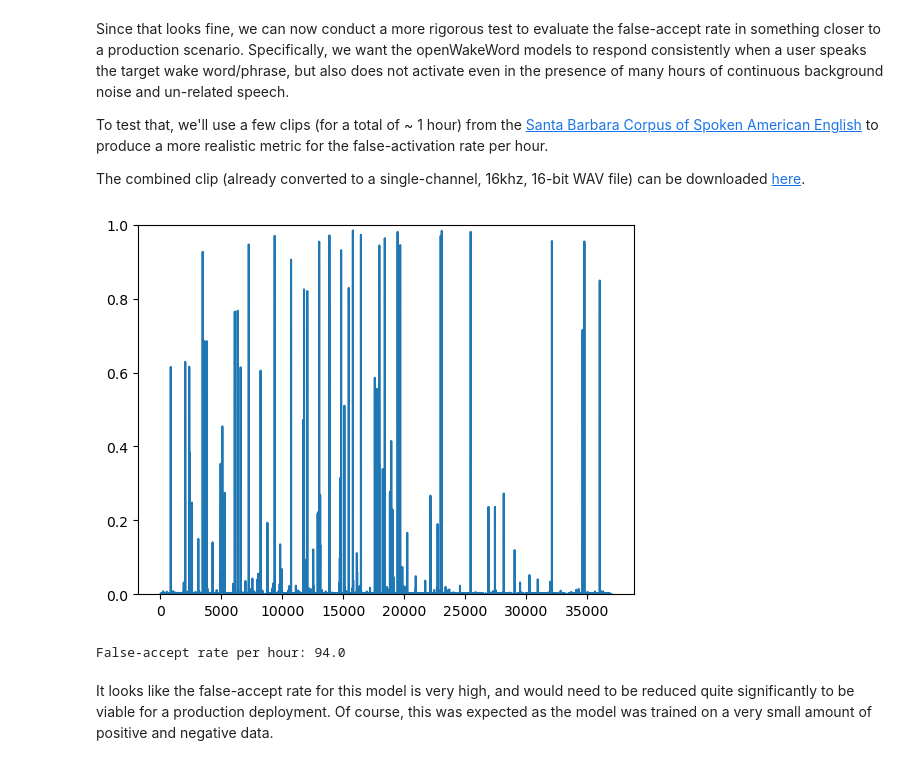
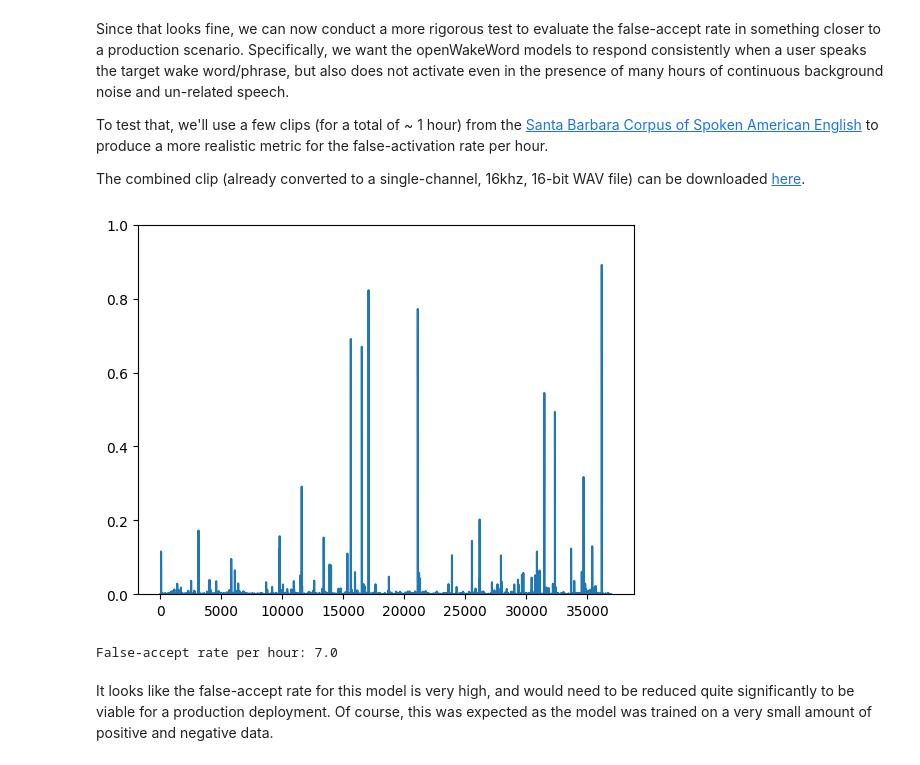
Before and after one commit to Willy8m/openWakeWord, a Jupyter notebook: notebooks/training_models.ipynb, the cells around one changed output. Drawn from its saved outputs; the diff is of its cells as text; code cells hidden in the pictures.

```diff
--- a/notebooks/training_models.ipynb
+++ b/notebooks/training_models.ipynb
@@ -407,26 +559,26 @@ Since that looks fine, we can now conduct a more rigorous test to evaluate the f
 To test that, we'll use a few clips (for a total of ~ 1 hour) from the [Santa Barbara Corpus of Spoken American English](https://www.linguistics.ucsb.edu/research/santa-barbara-corpus) to produce a more realistic metric for the false-activation rate per hour.
 
 The combined clip (already converted to a single-channel, 16khz, 16-bit WAV file) can be downloaded [here](https://f002.backblazeb2.com/file/openwakeword-resources/data/santa_barbara_corpus_test_clip.wav).
-# %%
-# Estimate the false-accept rate on realistic test data (will take up to several minutes an a desktop-grade CPU)
-
-scores = oww.predict_clip("santa_barbara_corpus_test_clip.wav")
-
-plt.figure()
-_ = plt.plot([i["turn_on_the_office_lights"] for i in scores])
-_ = plt.ylim(0,1)
-# %% [output]
-[figure, removed]
+# %%
+# Estimate the false-accept rate on realistic test data (will take up to several minutes an a desktop-grade CPU)
+
+scores = oww.predict_clip("training_tutorial_data/santa_barbara_corpus_test_clip.wav")
+# %%
+plt.figure()
+_ = plt.plot([i["alexa2500015000100"] for i in scores])
+_ = plt.ylim(0,1)
+# %% [output]
+[figure, added]
 # %%
 # Calculate the false-accept rate per hour from this result
 
 false_accepts = openwakeword.metrics.get_false_positives(
-    [i["turn_on_the_office_lights"] for i in scores], threshold=0.5
+    [i["alexa2500015000100"] for i in scores], threshold=0.5
 )
 
 print(f"False-accept rate per hour: {false_accepts/1}")
 # %% [output]
-False-accept rate per hour: 94.0
+False-accept rate per hour: 7.0
 # %% [markdown]
 It looks like the false-accept rate for this model is very high, and would need to be reduced quite significantly to be viable for a production deployment. Of course, this was expected as the model was trained on a very small amount of positive and negative data.
 # %% [markdown]
```
Also changed, not shown: parts of 39 cells of this notebook, 17 other files.
